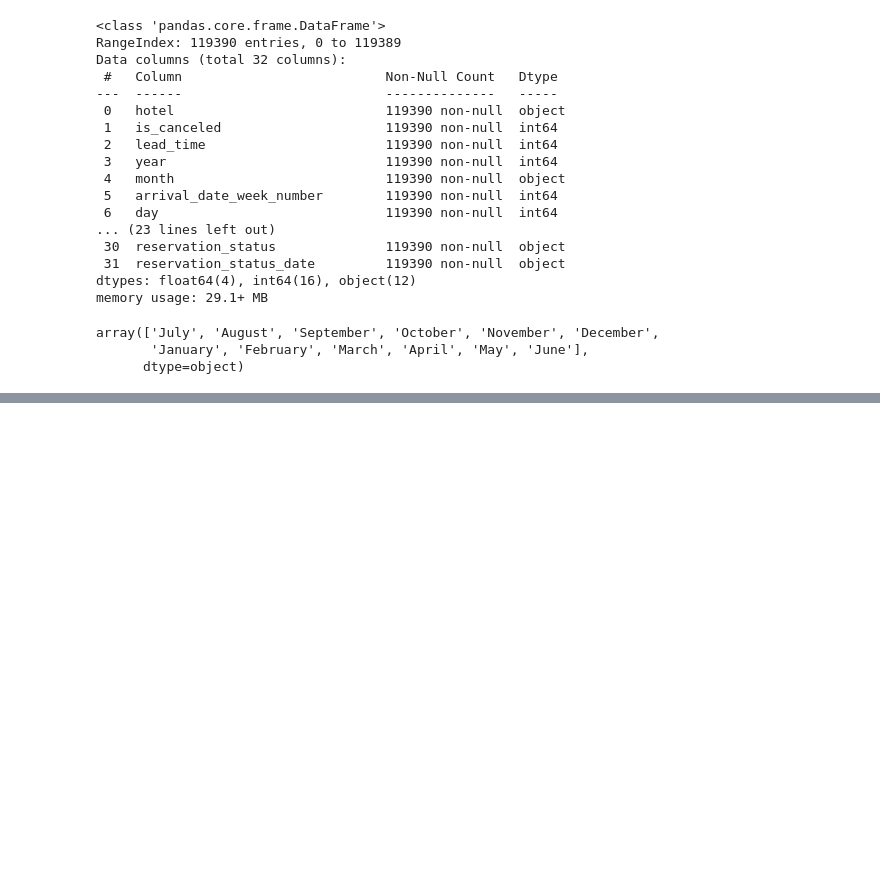
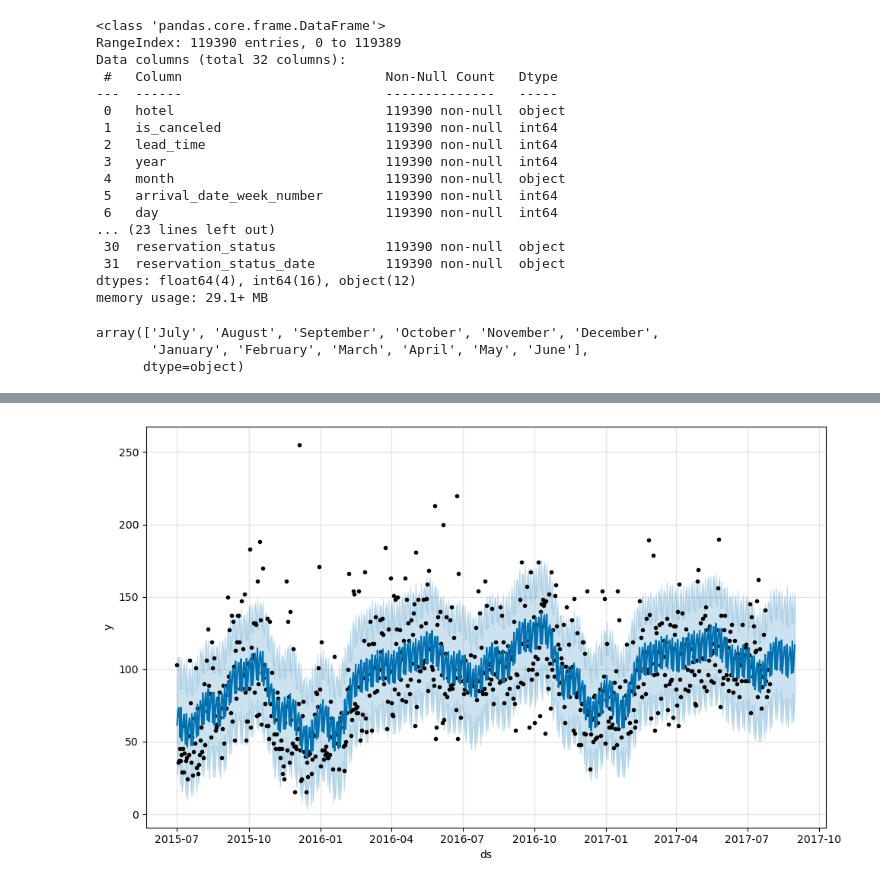
Before and after one commit to yuchenyeh/Machine-Learning-with-Python, a Jupyter notebook: demand_forecast.ipynb, the cells around one changed output, grey strips where cells are left out. Cells and saved outputs as stored; diff of their text form; code cells hidden in the pictures; blank space fills up the shorter version.

```diff
--- a/demand_forecast.ipynb
+++ b/demand_forecast.ipynb
@@ -51,0 +91,4 @@ t_df = df[df['is_canceled']==0]
+# %%
+prophet_plot = model.plot(pred)
+# %% [output]
+[figure, added]
```
Also changed, not shown: parts of 57 cells of this notebook, 1 other file.
